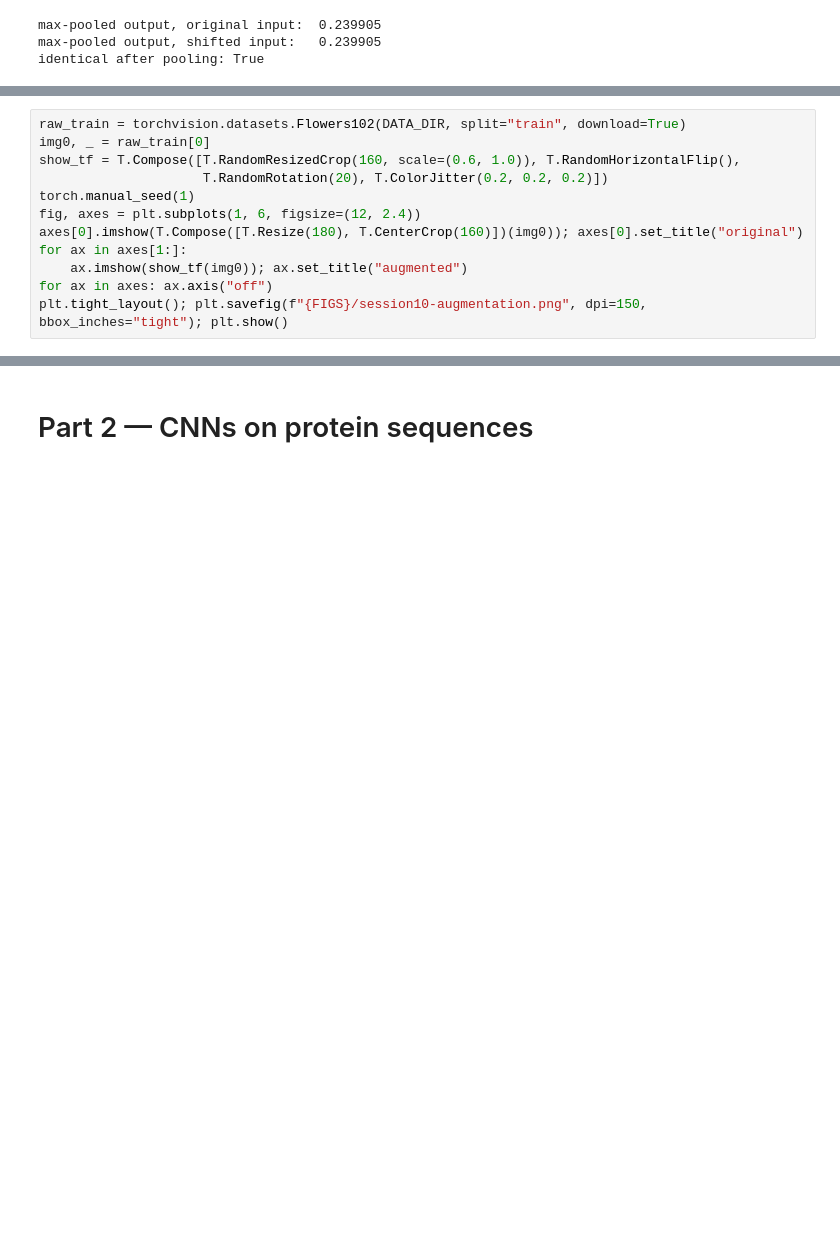
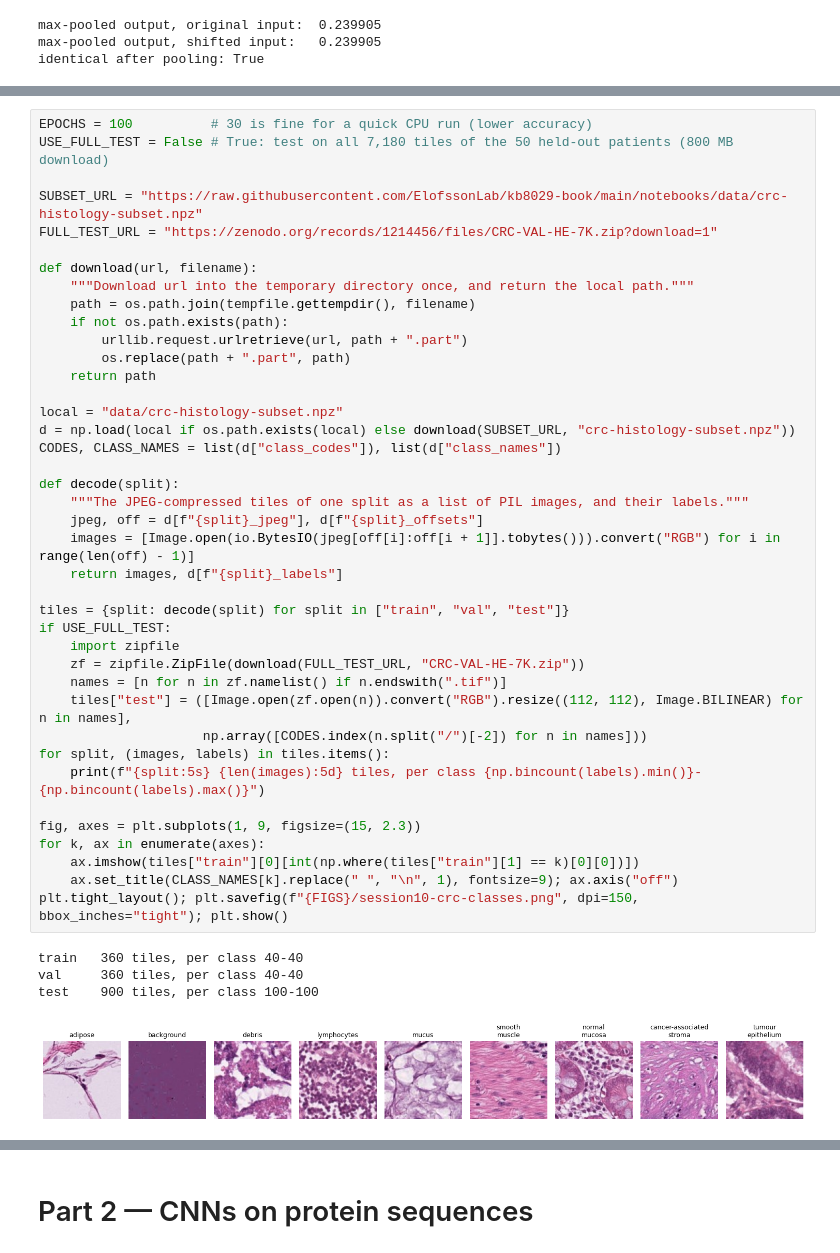
Before and after one commit to ElofssonLab/kb8029-book, a Jupyter notebook: notebooks/session10-cnns-in-code.ipynb, the cells around one changed output, grey strips where cells are left out. Drawn from its saved outputs; the diff is of its cells as text; blank space fills up the shorter version.

Commit message:
Sync from EkmanTeaching book/ (2026-10-03T16:58:11Z)

```diff
--- a/notebooks/session10-cnns-in-code.ipynb
+++ b/notebooks/session10-cnns-in-code.ipynb
@@ -166,12 +129,0 @@ matter.
-# %%
-raw_train = torchvision.datasets.Flowers102(DATA_DIR, split="train", download=True)
-img0, _ = raw_train[0]
-show_tf = T.Compose([T.RandomResizedCrop(160, scale=(0.6, 1.0)), T.RandomHorizontalFlip(),
-                     T.RandomRotation(20), T.ColorJitter(0.2, 0.2, 0.2)])
-torch.manual_seed(1)
-fig, axes = plt.subplots(1, 6, figsize=(12, 2.4))
-axes[0].imshow(T.Compose([T.Resize(180), T.CenterCrop(160)])(img0)); axes[0].set_title("original")
-for ax in axes[1:]:
-    ax.imshow(show_tf(img0)); ax.set_title("augmented")
-for ax in axes: ax.axis("off")
-plt.tight_layout(); plt.savefig(f"{FIGS}/session10-augmentation.png", dpi=150, bbox_inches="tight"); plt.show()
@@ -179,0 +152,45 @@ plt.tight_layout(); plt.savefig(f"{FIGS}/session10-augmentation.png", dpi=150, b
+# %%
+EPOCHS = 100          # 30 is fine for a quick CPU run (lower accuracy)
+USE_FULL_TEST = False # True: test on all 7,180 tiles of the 50 held-out patients (800 MB download)
+
+SUBSET_URL = "https://raw.githubusercontent.com/ElofssonLab/kb8029-book/main/notebooks/data/crc-histology-subset.npz"
+FULL_TEST_URL = "https://zenodo.org/records/1214456/files/CRC-VAL-HE-7K.zip?download=1"
+
+def download(url, filename):
+    """Download url into the temporary directory once, and return the local path."""
+    path = os.path.join(tempfile.gettempdir(), filename)
+    if not os.path.exists(path):
+        urllib.request.urlretrieve(url, path + ".part")
+        os.replace(path + ".part", path)
+    return path
+
+local = "data/crc-histology-subset.npz"
+d = np.load(local if os.path.exists(local) else download(SUBSET_URL, "crc-histology-subset.npz"))
+CODES, CLASS_NAMES = list(d["class_codes"]), list(d["class_names"])
+
+def decode(split):
+    """The JPEG-compressed tiles of one split as a list of PIL images, and their labels."""
+    jpeg, off = d[f"{split}_jpeg"], d[f"{split}_offsets"]
+    images = [Image.open(io.BytesIO(jpeg[off[i]:off[i + 1]].tobytes())).convert("RGB") for i in range(len(off) - 1)]
+    return images, d[f"{split}_labels"]
+
+tiles = {split: decode(split) for split in ["train", "val", "test"]}
+if USE_FULL_TEST:
+    import zipfile
+    zf = zipfile.ZipFile(download(FULL_TEST_URL, "CRC-VAL-HE-7K.zip"))
+    names = [n for n in zf.namelist() if n.endswith(".tif")]
+    tiles["test"] = ([Image.open(zf.open(n)).convert("RGB").resize((112, 112), Image.BILINEAR) for n in names],
+                     np.array([CODES.index(n.split("/")[-2]) for n in names]))
+for split, (images, labels) in tiles.items():
+    print(f"{split:5s} {len(images):5d} tiles, per class {np.bincount(labels).min()}-{np.bincount(labels).max()}")
+
+fig, axes = plt.subplots(1, 9, figsize=(15, 2.3))
+for k, ax in enumerate(axes):
+    ax.imshow(tiles["train"][0][int(np.where(tiles["train"][1] == k)[0][0])])
+    ax.set_title(CLASS_NAMES[k].replace(" ", "\n", 1), fontsize=9); ax.axis("off")
+plt.tight_layout(); plt.savefig(f"{FIGS}/session10-crc-classes.png", dpi=150, bbox_inches="tight"); plt.show()
+# %% [output]
+train   360 tiles, per class 40-40
+val     360 tiles, per class 40-40
+test    900 tiles, per class 100-100
+[figure, added]
```
Also changed, not shown: parts of 25 cells of this notebook, 15 other files.
